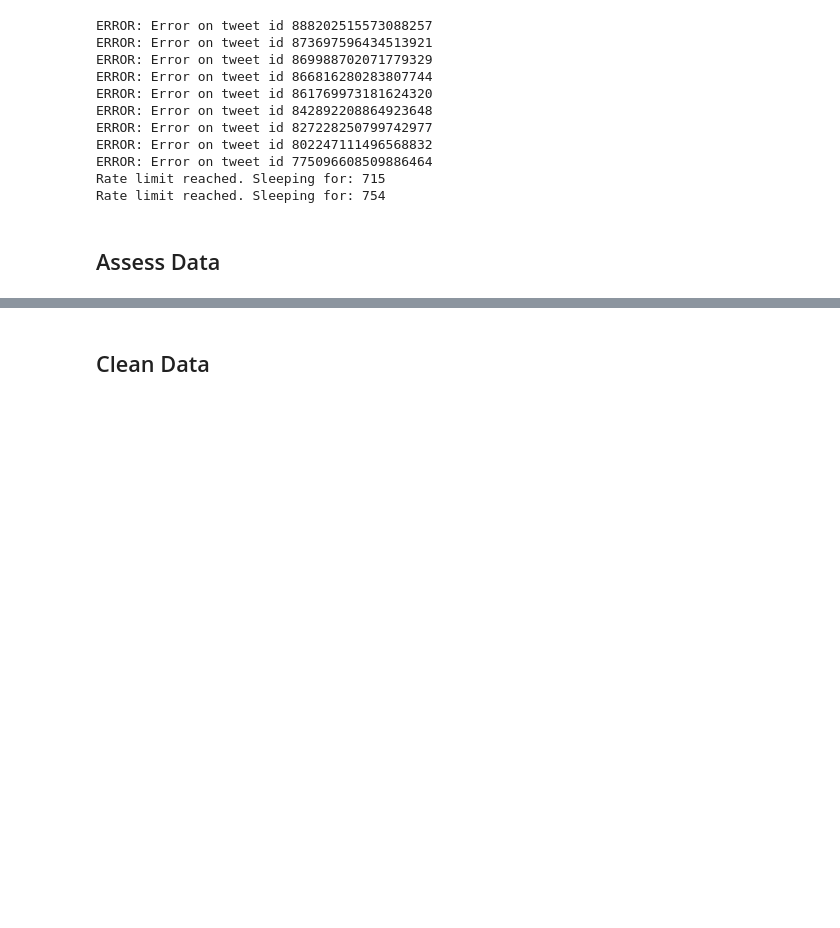
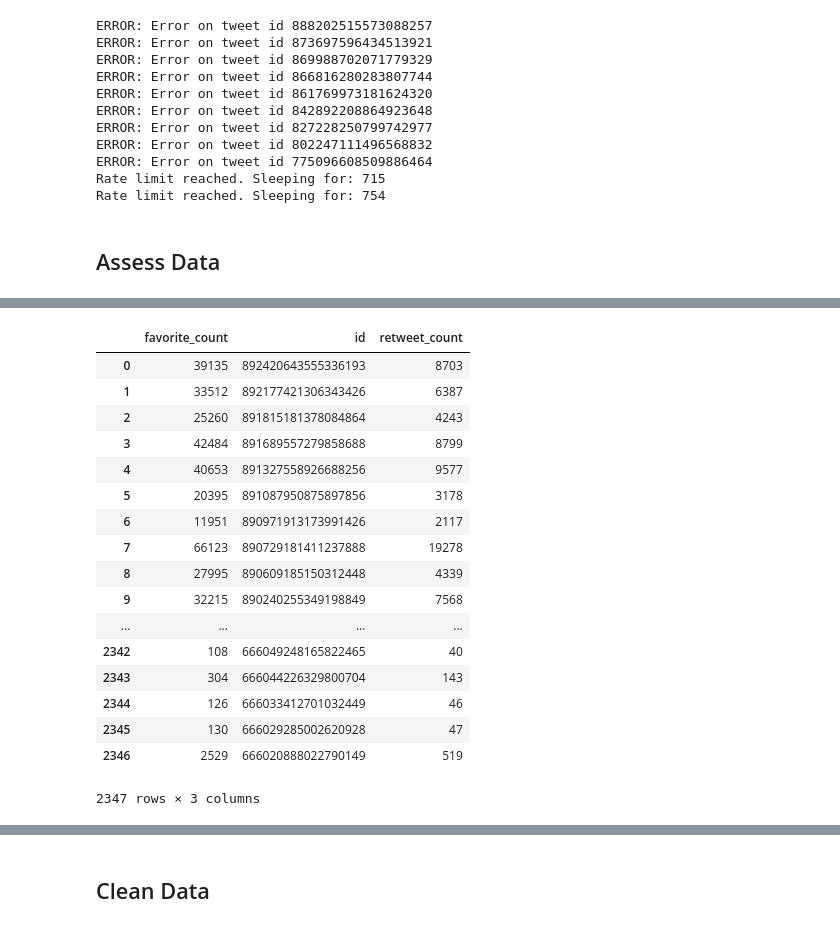
Before and after one commit to MrGeislinger/UdacityDAND_Proj_WrangleAndAnalyzeData, a Jupyter notebook: wrangle_act.ipynb, the cells around one changed output, grey strips where cells are left out. Drawn from its saved outputs; the diff is of its cells as text; code cells hidden in the pictures; blank space fills up the shorter version.

```diff
--- a/wrangle_act.ipynb
+++ b/wrangle_act.ipynb
@@ -87,0 +130,21 @@ df_tweet_info = pd.DataFrame.from_dict(data)
+# %%
+df_tweet_info
+# %% [output]
+|  | favorite_count | id | retweet_count |
+| 0 | 39135 | 892420643555336193 | 8703 |
+| 1 | 33512 | 892177421306343426 | 6387 |
+| 2 | 25260 | 891815181378084864 | 4243 |
+| 3 | 42484 | 891689557279858688 | 8799 |
+| 4 | 40653 | 891327558926688256 | 9577 |
+| 5 | 20395 | 891087950875897856 | 3178 |
+| 6 | 11951 | 890971913173991426 | 2117 |
+| 7 | 66123 | 890729181411237888 | 19278 |
+| 8 | 27995 | 890609185150312448 | 4339 |
+| 9 | 32215 | 890240255349198849 | 7568 |
+| ... | ... | ... | ... |
+| 2342 | 108 | 666049248165822465 | 40 |
+| 2343 | 304 | 666044226329800704 | 143 |
+| 2344 | 126 | 666033412701032449 | 46 |
+| 2345 | 130 | 666029285002620928 | 47 |
+| 2346 | 2529 | 666020888022790149 | 519 |
+2347 rows × 3 columns
```
Also changed, not shown: parts of 3 cells of this notebook.
